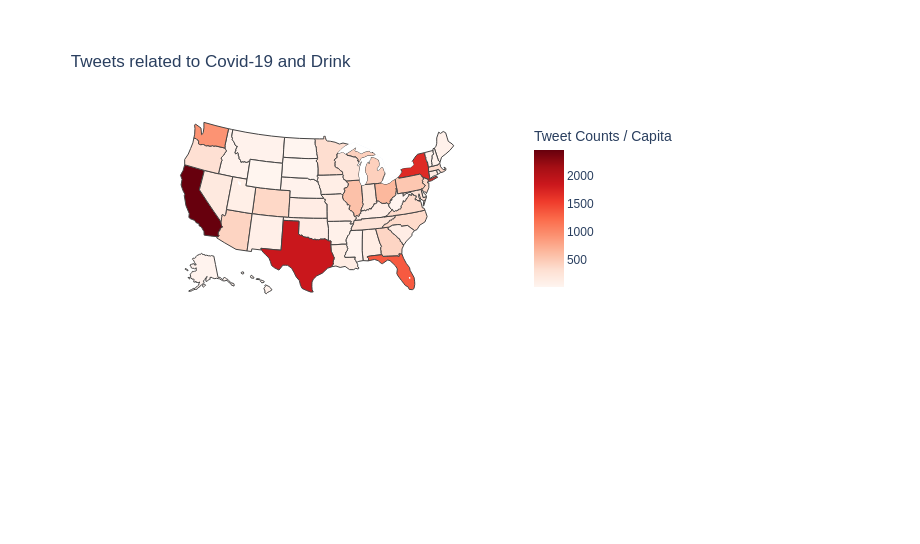
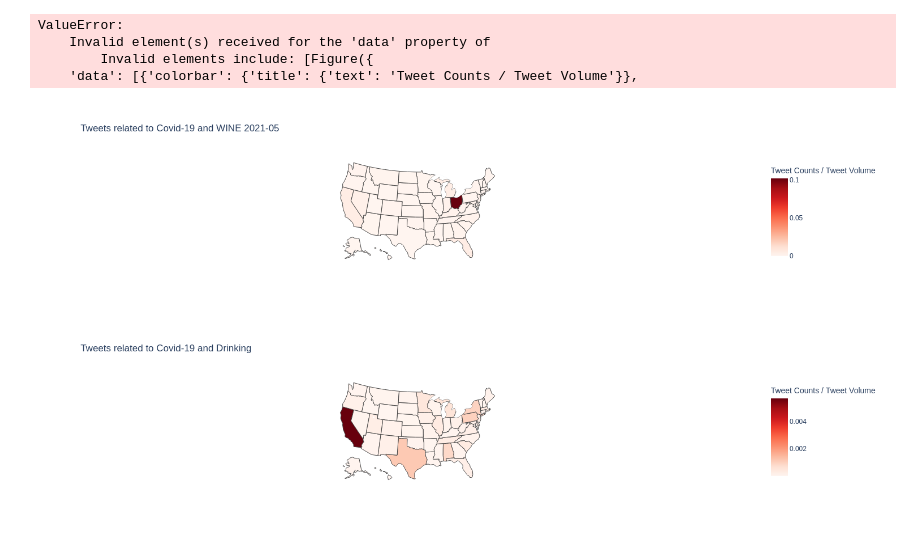
Before and after one commit to JohnOnt/Twitter_Analysis, a Jupyter notebook: keyword_analysis.ipynb, the cells around one changed output. Saved outputs shown, nothing was run; the diff lists cells and outputs as text; code cells hidden in the pictures; blank space fills up the shorter version.

Commit message:
Expanded Data and Plots

```diff
--- a/keyword_analysis.ipynb
+++ b/keyword_analysis.ipynb
@@ -112,4 +6,0 @@ plot_choropleth('Liquor')
-# %%
-plot_choropleth('Drink')
-# %% [output]
-[figure, removed]
@@ -115,0 +127,15 @@ plot_choropleth('Drink')
+# %%
+compare_plots('WINE', '2020-06')
+# %% [output]
+ValueError:
+    Invalid element(s) received for the 'data' property of
+        Invalid elements include: [Figure({
+    'data': [{'colorbar': {'title': {'text': 'Tweet Counts / Tweet Volume'}},
+# %%
+compare_plots('WINE', '2021-05')
+# %% [output]
+[figure, added]
+# %%
+compare_plots('Drinking', '2021-05')
+# %% [output]
+[figure, added]
```
Also changed, not shown: parts of 18 cells of this notebook, 38 other files.
